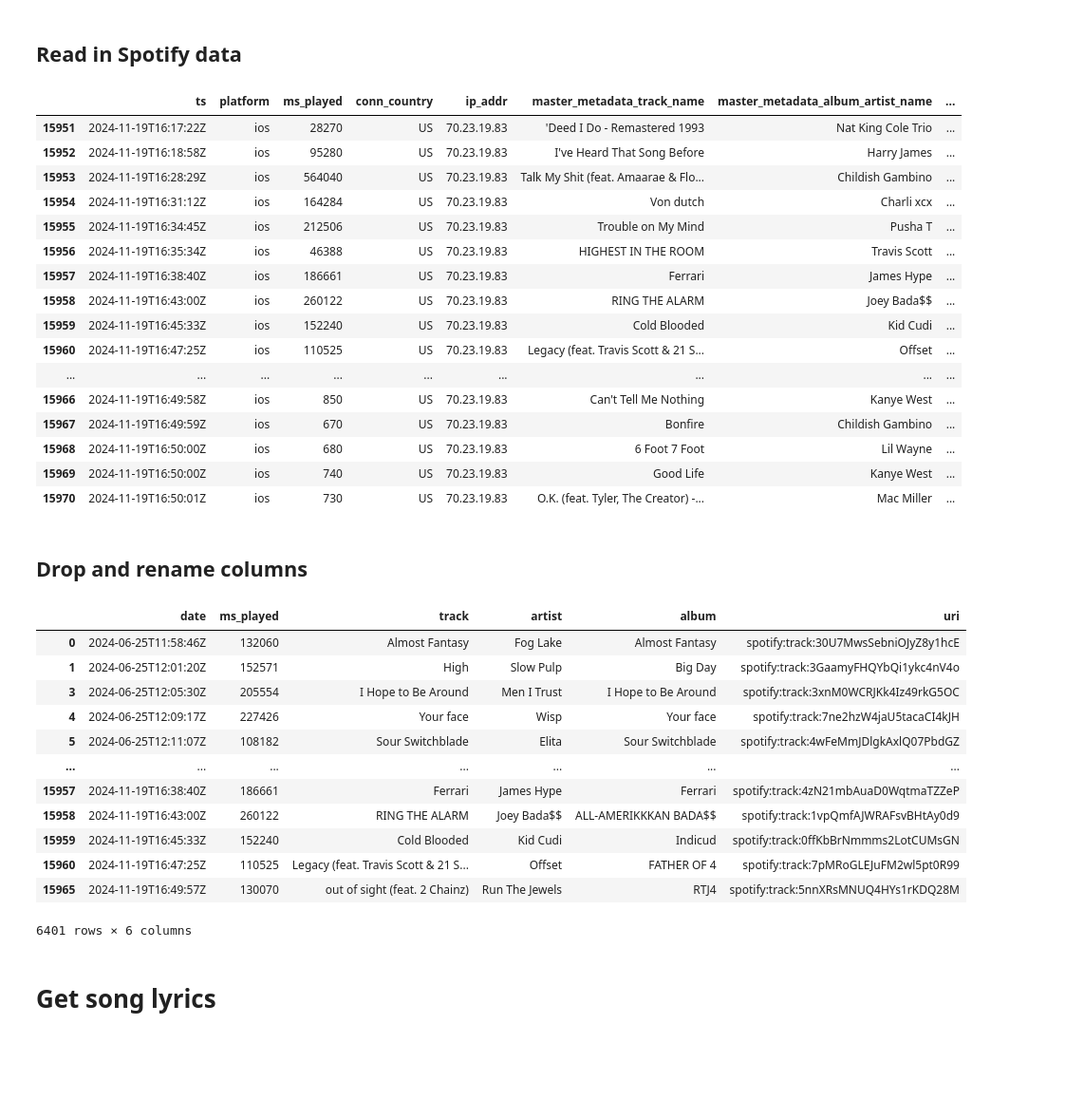
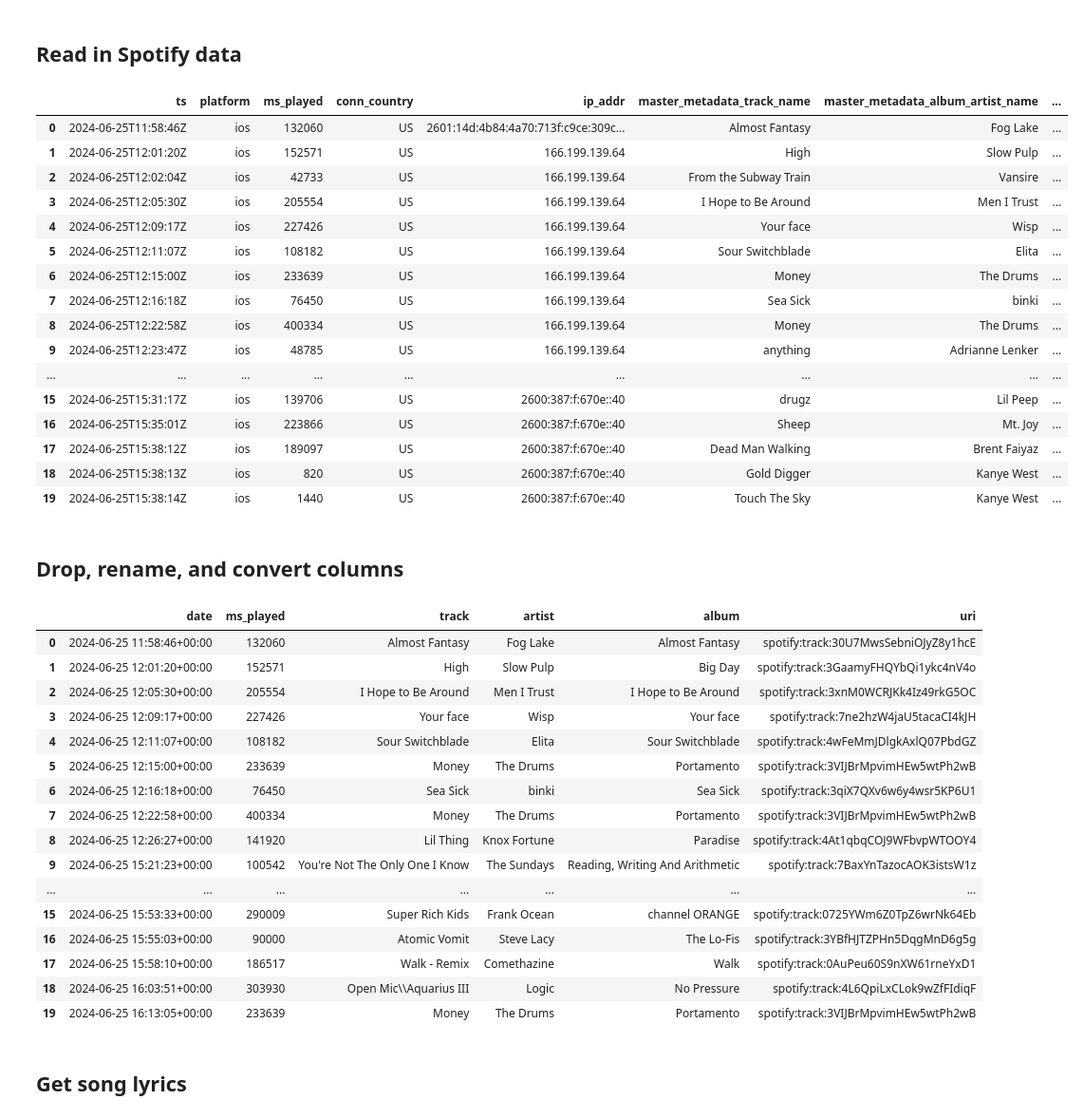
Before and after one commit to liammaguire1/garmin-spotify-analysis, a Jupyter notebook: vibes.ipynb, the cells around one changed output. Shown at 95% size. Cells and saved outputs as stored; diff of their text form; code cells hidden in the pictures; blank space fills up the shorter version.

```diff
--- a/vibes.ipynb
+++ b/vibes.ipynb
@@ -5,54 +5,70 @@
 # %%
 import pandas as pd
 import matplotlib.pyplot as plt
 import os
+import time
 from lyricsgenius import Genius
 from dotenv import load_dotenv
+from tqdm import tqdm
 
 pd.options.display.max_columns = 200
+tqdm.pandas()
+
 load_dotenv()
 
 df = pd.read_json('./spotify_data/Streaming_History_Audio_2024_29.json')
-df.tail(20)
+df.head(20)
 # %% [output]
 |  | ts | platform | ms_played | conn_country | ip_addr | master_metadata_track_name | master_metadata_album_artist_name | ... |
-| 15951 | 2024-11-19T16:17:22Z | ios | 28270 | US | 70.23.19.83 | 'Deed I Do - Remastered 1993 | Nat King Cole Trio | ... |
-| 15952 | 2024-11-19T16:18:58Z | ios | 95280 | US | 70.23.19.83 | I've Heard That Song Before | Harry James | ... |
-| 15953 | 2024-11-19T16:28:29Z | ios | 564040 | US | 70.23.19.83 | Talk My Shit (feat. Amaarae & Flo... | Childish Gambino | ... |
-| 15954 | 2024-11-19T16:31:12Z | ios | 164284 | US | 70.23.19.83 | Von dutch | Charli xcx | ... |
-| 15955 | 2024-11-19T16:34:45Z | ios | 212506 | US | 70.23.19.83 | Trouble on My Mind | Pusha T | ... |
-| 15956 | 2024-11-19T16:35:34Z | ios | 46388 | US | 70.23.19.83 | HIGHEST IN THE ROOM | Travis Scott | ... |
-| 15957 | 2024-11-19T16:38:40Z | ios | 186661 | US | 70.23.19.83 | Ferrari | James Hype | ... |
-| 15958 | 2024-11-19T16:43:00Z | ios | 260122 | US | 70.23.19.83 | RING THE ALARM | Joey Bada$$ | ... |
-| 15959 | 2024-11-19T16:45:33Z | ios | 152240 | US | 70.23.19.83 | Cold Blooded | Kid Cudi | ... |
-| 15960 | 2024-11-19T16:47:25Z | ios | 110525 | US | 70.23.19.83 | Legacy (feat. Travis Scott & 21 S... | Offset | ... |
+| 0 | 2024-06-25T11:58:46Z | ios | 132060 | US | 2601:14d:4b84:4a70:713f:c9ce:309c... | Almost Fantasy | Fog Lake | ... |
+| 1 | 2024-06-25T12:01:20Z | ios | 152571 | US | 166.199.139.64 | High | Slow Pulp | ... |
+| 2 | 2024-06-25T12:02:04Z | ios | 42733 | US | 166.199.139.64 | From the Subway Train | Vansire | ... |
+| 3 | 2024-06-25T12:05:30Z | ios | 205554 | US | 166.199.139.64 | I Hope to Be Around | Men I Trust | ... |
+| 4 | 2024-06-25T12:09:17Z | ios | 227426 | US | 166.199.139.64 | Your face | Wisp | ... |
+| 5 | 2024-06-25T12:11:07Z | ios | 108182 | US | 166.199.139.64 | Sour Switchblade | Elita | ... |
+| 6 | 2024-06-25T12:15:00Z | ios | 233639 | US | 166.199.139.64 | Money | The Drums | ... |
+| 7 | 2024-06-25T12:16:18Z | ios | 76450 | US | 166.199.139.64 | Sea Sick | binki | ... |
+| 8 | 2024-06-25T12:22:58Z | ios | 400334 | US | 166.199.139.64 | Money | The Drums | ... |
+| 9 | 2024-06-25T12:23:47Z | ios | 48785 | US | 166.199.139.64 | anything | Adrianne Lenker | ... |
 | ... | ... | ... | ... | ... | ... | ... | ... | ... |
-| 15966 | 2024-11-19T16:49:58Z | ios | 850 | US | 70.23.19.83 | Can't Tell Me Nothing | Kanye West | ... |
-| 15967 | 2024-11-19T16:49:59Z | ios | 670 | US | 70.23.19.83 | Bonfire | Childish Gambino | ... |
-| 15968 | 2024-11-19T16:50:00Z | ios | 680 | US | 70.23.19.83 | 6 Foot 7 Foot | Lil Wayne | ... |
-| 15969 | 2024-11-19T16:50:00Z | ios | 740 | US | 70.23.19.83 | Good Life | Kanye West | ... |
-| 15970 | 2024-11-19T16:50:01Z | ios | 730 | US | 70.23.19.83 | O.K. (feat. Tyler, The Creator) -... | Mac Miller | ... |
+| 15 | 2024-06-25T15:31:17Z | ios | 139706 | US | 2600:387:f:670e::40 | drugz | Lil Peep | ... |
+| 16 | 2024-06-25T15:35:01Z | ios | 223866 | US | 2600:387:f:670e::40 | Sheep | Mt. Joy | ... |
+| 17 | 2024-06-25T15:38:12Z | ios | 189097 | US | 2600:387:f:670e::40 | Dead Man Walking | Brent Faiyaz | ... |
+| 18 | 2024-06-25T15:38:13Z | ios | 820 | US | 2600:387:f:670e::40 | Gold Digger | Kanye West | ... |
+| 19 | 2024-06-25T15:38:14Z | ios | 1440 | US | 2600:387:f:670e::40 | Touch The Sky | Kanye West | ... |
 # %% [markdown]
-## Drop and rename columns
+## Drop, rename, and convert columns
 # %%
+# Drop and rename columns
 df = df[['ts', 'ms_played', 'master_metadata_track_name', 'master_metadata_album_artist_name', 'master_metadata_album_album_name', 'spotify_track_uri']]
 df = df.rename(columns={'ts': 'date', 'master_metadata_track_name': 'track', 'master_metadata_album_artist_name': 'artist', 'master_metadata_album_album_name': 'album', 'spotify_track_uri': 'uri'})
+
+# Filter out songs listened to for < 1 minute
 df = df[df['ms_played'] > 60000]
-df
+
+# Drop NAN values and changes dtypes
+df.dropna(subset=["track"], inplace=True)
+df['date'] = pd.to_datetime(df['date'])
+df.reset_index(drop=True, inplace=True)
+df.head(20)
 # %% [output]
 |  | date | ms_played | track | artist | album | uri |
-| 0 | 2024-06-25T11:58:46Z | 132060 | Almost Fantasy | Fog Lake | Almost Fantasy | spotify:track:30U7MwsSebniOJyZ8y1hcE |
-| 1 | 2024-06-25T12:01:20Z | 152571 | High | Slow Pulp | Big Day | spotify:track:3GaamyFHQYbQi1ykc4nV4o |
-| 3 | 2024-06-25T12:05:30Z | 205554 | I Hope to Be Around | Men I Trust | I Hope to Be Around | spotify:track:3xnM0WCRJKk4Iz49rkG5OC |
-| 4 | 2024-06-25T12:09:17Z | 227426 | Your face | Wisp | Your face | spotify:track:7ne2hzW4jaU5tacaCI4kJH |
-| 5 | 2024-06-25T12:11:07Z | 108182 | Sour Switchblade | Elita | Sour Switchblade | spotify:track:4wFeMmJDlgkAxlQ07PbdGZ |
+| 0 | 2024-06-25 11:58:46+00:00 | 132060 | Almost Fantasy | Fog Lake | Almost Fantasy | spotify:track:30U7MwsSebniOJyZ8y1hcE |
+| 1 | 2024-06-25 12:01:20+00:00 | 152571 | High | Slow Pulp | Big Day | spotify:track:3GaamyFHQYbQi1ykc4nV4o |
+| 2 | 2024-06-25 12:05:30+00:00 | 205554 | I Hope to Be Around | Men I Trust | I Hope to Be Around | spotify:track:3xnM0WCRJKk4Iz49rkG5OC |
+| 3 | 2024-06-25 12:09:17+00:00 | 227426 | Your face | Wisp | Your face | spotify:track:7ne2hzW4jaU5tacaCI4kJH |
+| 4 | 2024-06-25 12:11:07+00:00 | 108182 | Sour Switchblade | Elita | Sour Switchblade | spotify:track:4wFeMmJDlgkAxlQ07PbdGZ |
+| 5 | 2024-06-25 12:15:00+00:00 | 233639 | Money | The Drums | Portamento | spotify:track:3VIJBrMpvimHEw5wtPh2wB |
+| 6 | 2024-06-25 12:16:18+00:00 | 76450 | Sea Sick | binki | Sea Sick | spotify:track:3qiX7QXv6w6y4wsr5KP6U1 |
+| 7 | 2024-06-25 12:22:58+00:00 | 400334 | Money | The Drums | Portamento | spotify:track:3VIJBrMpvimHEw5wtPh2wB |
+| 8 | 2024-06-25 12:26:27+00:00 | 141920 | Lil Thing | Knox Fortune | Paradise | spotify:track:4At1qbqCOJ9WFbvpWTOOY4 |
+| 9 | 2024-06-25 15:21:23+00:00 | 100542 | You're Not The Only One I Know | The Sundays | Reading, Writing And Arithmetic | spotify:track:7BaxYnTazocAOK3istsW1z |
 | ... | ... | ... | ... | ... | ... | ... |
-| 15957 | 2024-11-19T16:38:40Z | 186661 | Ferrari | James Hype | Ferrari | spotify:track:4zN21mbAuaD0WqtmaTZZeP |
-| 15958 | 2024-11-19T16:43:00Z | 260122 | RING THE ALARM | Joey Bada$$ | ALL-AMERIKKKAN BADA$$ | spotify:track:1vpQmfAJWRAFsvBHtAy0d9 |
-| 15959 | 2024-11-19T16:45:33Z | 152240 | Cold Blooded | Kid Cudi | Indicud | spotify:track:0ffKbBrNmmms2LotCUMsGN |
-| 15960 | 2024-11-19T16:47:25Z | 110525 | Legacy (feat. Travis Scott & 21 S... | Offset | FATHER OF 4 | spotify:track:7pMRoGLEJuFM2wl5pt0R99 |
-| 15965 | 2024-11-19T16:49:57Z | 130070 | out of sight (feat. 2 Chainz) | Run The Jewels | RTJ4 | spotify:track:5nnXRsMNUQ4HYs1rKDQ28M |
+| 15 | 2024-06-25 15:53:33+00:00 | 290009 | Super Rich Kids | Frank Ocean | channel ORANGE | spotify:track:0725YWm6Z0TpZ6wrNk64Eb |
+| 16 | 2024-06-25 15:55:03+00:00 | 90000 | Atomic Vomit | Steve Lacy | The Lo-Fis | spotify:track:3YBfHJTZPHn5DqgMnD6g5g |
+| 17 | 2024-06-25 15:58:10+00:00 | 186517 | Walk - Remix | Comethazine | Walk | spotify:track:0AuPeu60S9nXW61rneYxD1 |
+| 18 | 2024-06-25 16:03:51+00:00 | 303930 | Open Mic\\Aquarius III | Logic | No Pressure | spotify:track:4L6QpiLxCLok9wZfFIdiqF |
+| 19 | 2024-06-25 16:13:05+00:00 | 233639 | Money | The Drums | Portamento | spotify:track:3VIJBrMpvimHEw5wtPh2wB |
-6401 rows × 6 columns
 # %% [markdown]
-# Get song lyrics
+## Get song lyrics
 # %%
```
Also changed, not shown: parts of 4 cells of this notebook.
